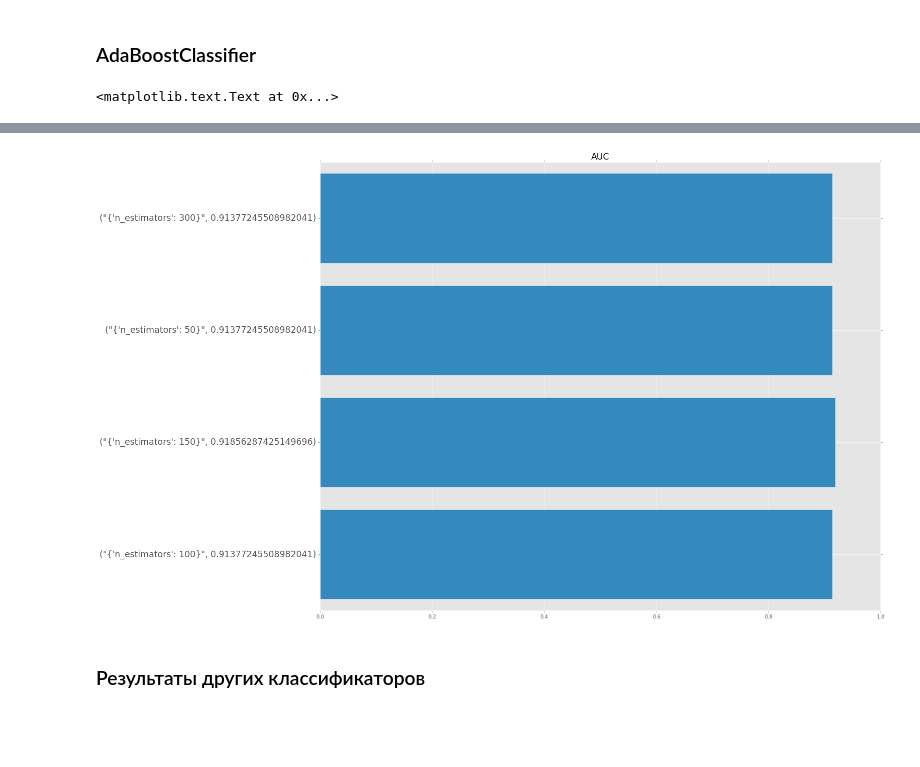
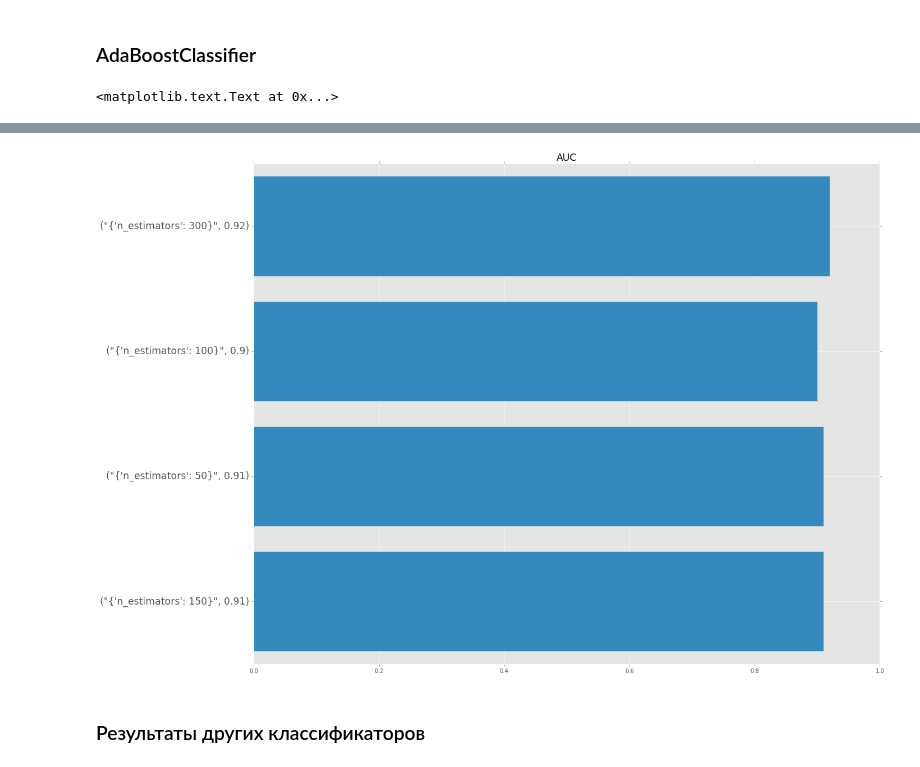
Before and after one commit to rudolphyo/ML-Python, a Jupyter notebook: hw2-boosting.ipynb, the cells around one changed output, grey strips where cells are left out. Drawn from its saved outputs; the diff is of its cells as text; code cells hidden in the pictures; blank space fills up the shorter version.

```diff
--- a/hw2-boosting.ipynb
+++ b/hw2-boosting.ipynb
@@ -528,11 +525,22 @@ def train_rf(data, target, folds=5):
 # %%
-def plot_roc(true, preds, n_classes):
-    fpr, tpr, thresholds = roc_curve(true, preds)
-    colors_ = ['b', 'g', 'r', 'c', 'm', 'y', 'k', 'b', 'g', 'r', 'c', 'm', 'y', 'k']
-    roc_auc = auc(fpr, tpr)
-    plt.plot(fpr, tpr, colors_[plot_roc.current], label='AUC, case {} = {:.2f}'.format(cases[plot_roc.current], roc_auc))
-    plt.legend(loc='lower right')
-    plt.plot([0,1],[0,1],'r--')
+def plot_roc(true, preds, n_classes=2):
+
+    cmap = plt.get_cmap('Set2')
+    colors_ = [cmap(i) for i in np.linspace(0, 1, 10)]
+    true = label_binarize(true, classes=[0,1,2])
+    true = [[i[0], i[1]] for i in true]
+    fpr, tpr, roc_auc = dict(), dict(), dict()
+    true = np.array(true)
+    for k in range(n_classes):
+        fpr[k], tpr[k], _ = roc_curve(true[:, k], preds[:, k])
+        roc_auc[k] = auc(fpr[k], tpr[k])
+
+    fpr["micro"], tpr["micro"], _ = roc_curve(true.ravel(), preds.ravel())
+    roc_auc["micro"] = auc(fpr["micro"], tpr["micro"])
+
+    plt.plot(fpr[1], tpr[1], color = colors_[plot_roc.current], lw = 1.5, label='AUC, case {} = {:.2f}'.format(cases[plot_roc.current], roc_auc[0]))
+    plt.legend(loc='lower right') #color = colors_[plot_roc.current],
+    plt.plot([0,1],[0,1],'k--')
     plt.ylabel('True Positive Rate')
     plt.xlabel('False Positive Rate')
     plot_roc.current+=1
@@ -587,7 +593,7 @@ def selectKbest(data, n_k, to_drop):
 for k in np.arange(2, 25, 2):
     scores_clf = {}
     plot_roc.current = 0
-    plt.figure()
+    plt.figure(figsize=(6,6))
     plt.title("AUC of RandomForestClassifier\n on both subjects with {:.1f} best feature".format(k))
     for to_drop in [A, B, C]:
         X = selectKbest(processed_students, k, to_drop)
@@ -625,11 +633,11 @@ def train_gbc(data, target, folds=5):
     gbc_grid = GridSearchCV(GradientBoostingClassifier(), gbc_params, cv=folds, n_jobs=3)
     gbc_grid.fit(X_train, y_train)
 
-    predictions = gbc_grid.best_estimator_.predict(X_test)
-    plot_roc(y_test.ravel(), predictions.ravel(), len(y_test.unique()))
+    predictions = gbc_grid.best_estimator_.predict_proba(X_test)
+    plot_roc(y_test, predictions, len(y_test.unique()))
 
     for params, mean_score, scores in gbc_grid.grid_scores_:
-        scores_clf[str(params)] = mean_score
+        scores_clf[str(params)] = float("{0:.2f}".format(mean_score))
 # %%
 for k in np.arange(2, 25, 5):
     scores_clf = {}
@@ -665,11 +673,11 @@ def train_abc(data, target, folds=5):
     abc_grid = GridSearchCV(AdaBoostClassifier(RandomForestClassifier(max_depth=10, min_samples_split=3)), abc_params, cv=folds, n_jobs=3)
     abc_grid.fit(X_train, y_train)
 
-    predictions = abc_grid.best_estimator_.predict(X_test)
-    plot_roc(y_test.ravel(), predictions.ravel(), len(y_test.unique()))
+    predictions = abc_grid.best_estimator_.predict_proba(X_test)
+    plot_roc(y_test, predictions, len(y_test.unique()))
 
     for params, mean_score, scores in abc_grid.grid_scores_:
-        scores_clf[str(params)] = mean_score
+        scores_clf[str(params)] = float("{0:.2f}".format(mean_score))
 # %%
 scores_clf = {}
 plot_roc.current = 0
@@ -680,7 +688,7 @@ for to_drop in [A, B, C]:
     Y = grades_to_binary(processed_students.G3)
     train_abc(X, Y)
 
-plt.figure(figsize=(20, 16))
+plt.figure(figsize=(9,9))
 plt.barh(np.arange(len(list(scores_clf.items()))), scores_clf.values(), align='center')
 plt.yticks(np.arange(len(list(scores_clf.items()))), list(scores_clf.items()), fontsize="xx-large")
 plt.title('AUC', rotation=0, fontsize="xx-large")
@@ -690,3 +698,3 @@ plt.title('AUC', rotation=0, fontsize="xx-large")
-[figure, old version]
+[figure, new version]
 # %% [markdown]
 ### Результаты других классификаторов
```
Also changed, not shown: parts of 34 cells of this notebook.
